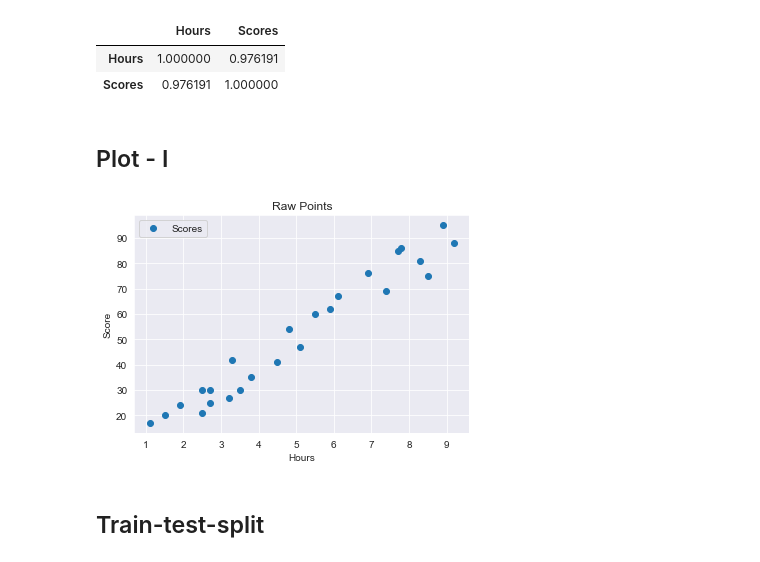
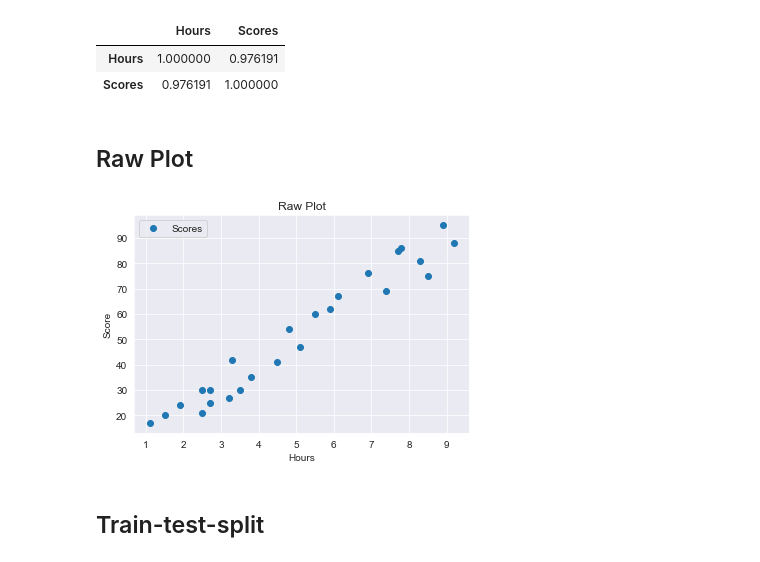
Before and after one commit to abphilip-work/Sparks, a Jupyter notebook: T1/T1.ipynb, the cells around one changed output. Saved outputs shown, nothing was run; the diff lists cells and outputs as text; code cells hidden in the pictures.

```diff
--- a/T1/T1.ipynb
+++ b/T1/T1.ipynb
@@ -65,15 +65,15 @@ allen_corr.style.background_gradient(cmap='coolwarm', axis=None)
 | Hours | 1.000000 | 0.976191 |
 | Scores | 0.976191 | 1.000000 |
 # %% [markdown]
-## Plot - I
+## Raw Plot
 # %%
 allen.plot(x='Hours', y='Scores', style='o')
-plt.title('Raw Points')
+plt.title('Raw Plot')
 plt.xlabel('Hours')
 plt.ylabel('Score')
 plt.show()
 # %% [output]
-[figure, old version]
+[figure, new version]
 # %% [markdown]
 ## Train-test-split
 # %%
```
Also changed, not shown: parts of 6 cells of this notebook.
